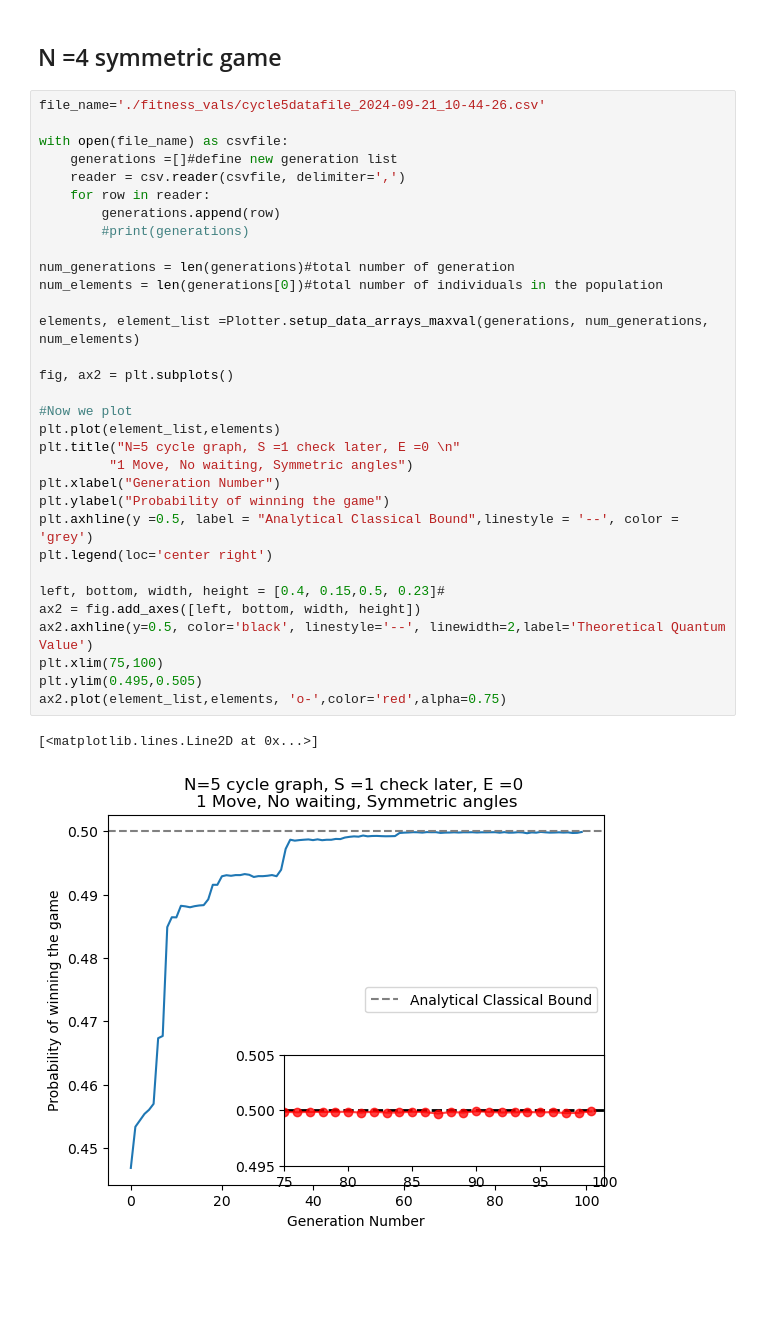
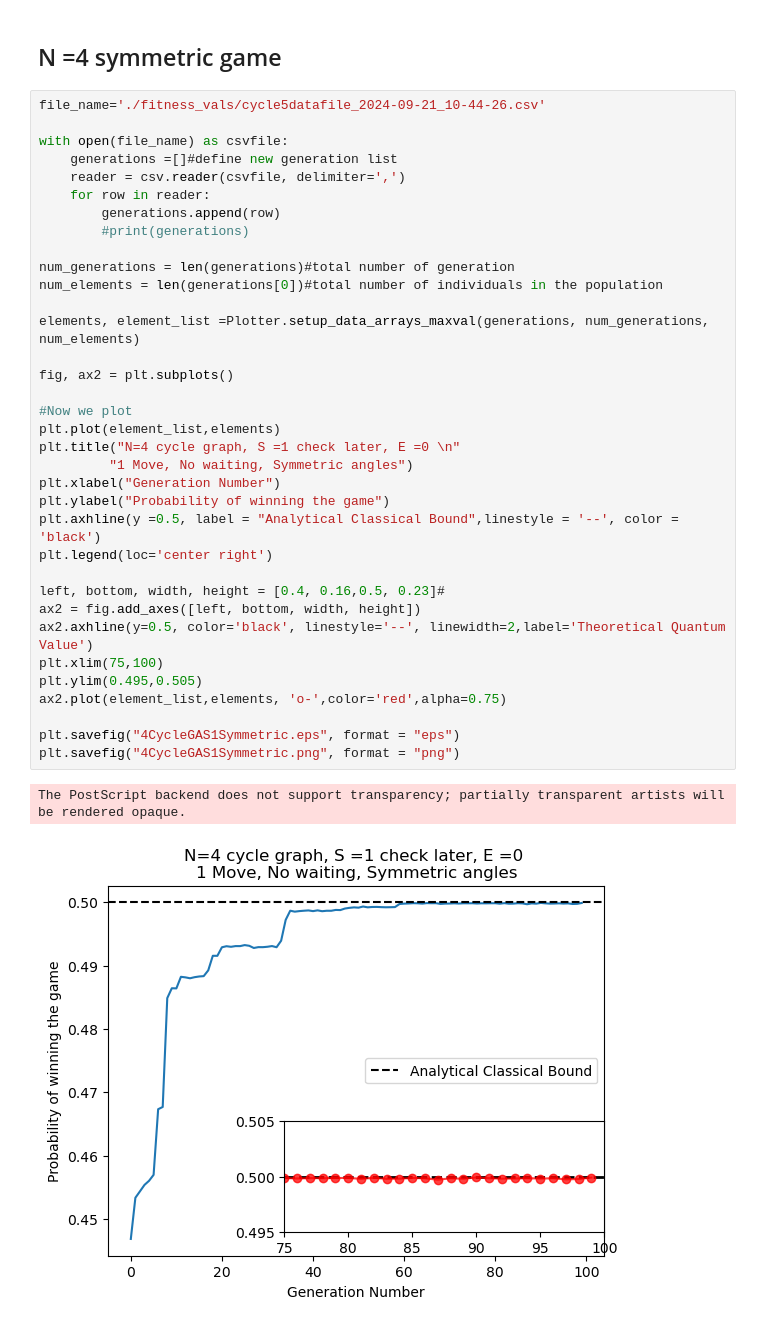
Before and after one commit to Jlftucker/rendezvoususingC, a Jupyter notebook: RendzvousInC++/data/PlottingNotebook.ipynb, the cells around one changed output. Saved outputs shown, nothing was run; the diff lists cells and outputs as text; blank space fills up the shorter version.

```diff
--- a/RendzvousInC++/data/PlottingNotebook.ipynb
+++ b/RendzvousInC++/data/PlottingNotebook.ipynb
@@ -152,35 +155,38 @@ ax2.plot(element_list,elements, 'o-',color='red',alpha=0.75)
 # %%
 file_name='./fitness_vals/cycle5datafile_2024-09-21_10-44-26.csv'
 
 with open(file_name) as csvfile:
     generations =[]#define new generation list
     reader = csv.reader(csvfile, delimiter=',')
     for row in reader:
         generations.append(row)
         #print(generations)
 
 num_generations = len(generations)#total number of generation
 num_elements = len(generations[0])#total number of individuals in the population
 
 elements, element_list =Plotter.setup_data_arrays_maxval(generations, num_generations, num_elements)
 
 fig, ax2 = plt.subplots()
 
 #Now we plot
 plt.plot(element_list,elements)
-plt.title("N=5 cycle graph, S =1 check later, E =0 \n"
+plt.title("N=4 cycle graph, S =1 check later, E =0 \n"
          "1 Move, No waiting, Symmetric angles")
 plt.xlabel("Generation Number")
 plt.ylabel("Probability of winning the game")
-plt.axhline(y =0.5, label = "Analytical Classical Bound",linestyle = '--', color = 'grey')
+plt.axhline(y =0.5, label = "Analytical Classical Bound",linestyle = '--', color = 'black')
 plt.legend(loc='center right')
 
-left, bottom, width, height = [0.4, 0.15,0.5, 0.23]#
+left, bottom, width, height = [0.4, 0.16,0.5, 0.23]#
 ax2 = fig.add_axes([left, bottom, width, height])
 ax2.axhline(y=0.5, color='black', linestyle='--', linewidth=2,label='Theoretical Quantum Value')
 plt.xlim(75,100)
 plt.ylim(0.495,0.505)
 ax2.plot(element_list,elements, 'o-',color='red',alpha=0.75)
+
+plt.savefig("4CycleGAS1Symmetric.eps", format = "eps")
+plt.savefig("4CycleGAS1Symmetric.png", format = "png")
 # %% [output]
-[<matplotlib.lines.Line2D at 0x...>]
+The PostScript backend does not support transparency; partially transparent artists will be rendered opaque.
-[figure, old version]
+[figure, new version]
```
Also changed, not shown: parts of 5 cells of this notebook, 16 other files.
